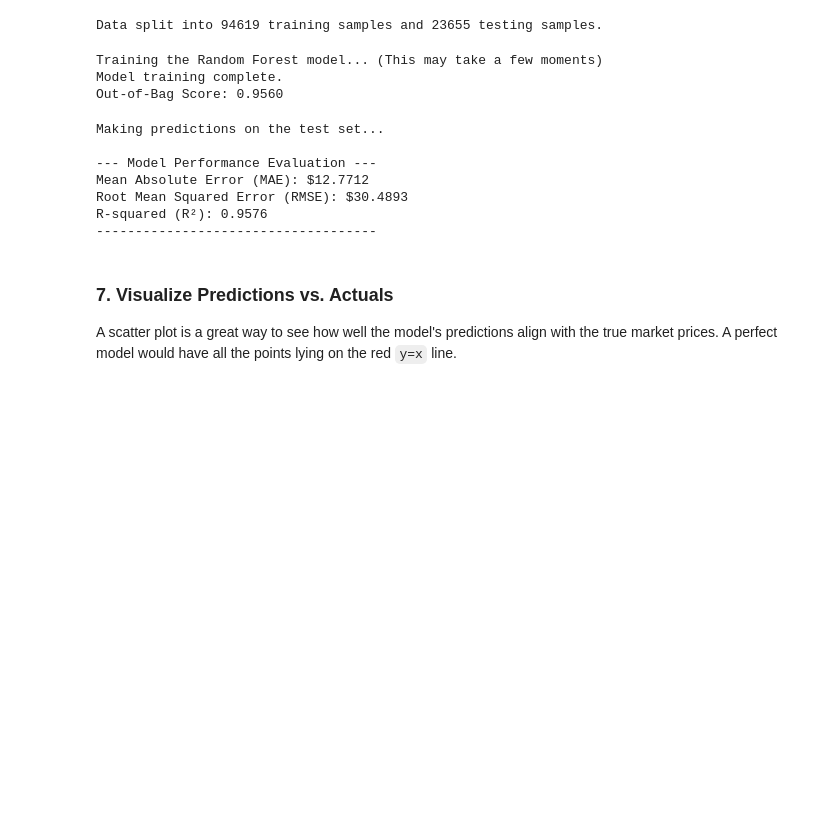
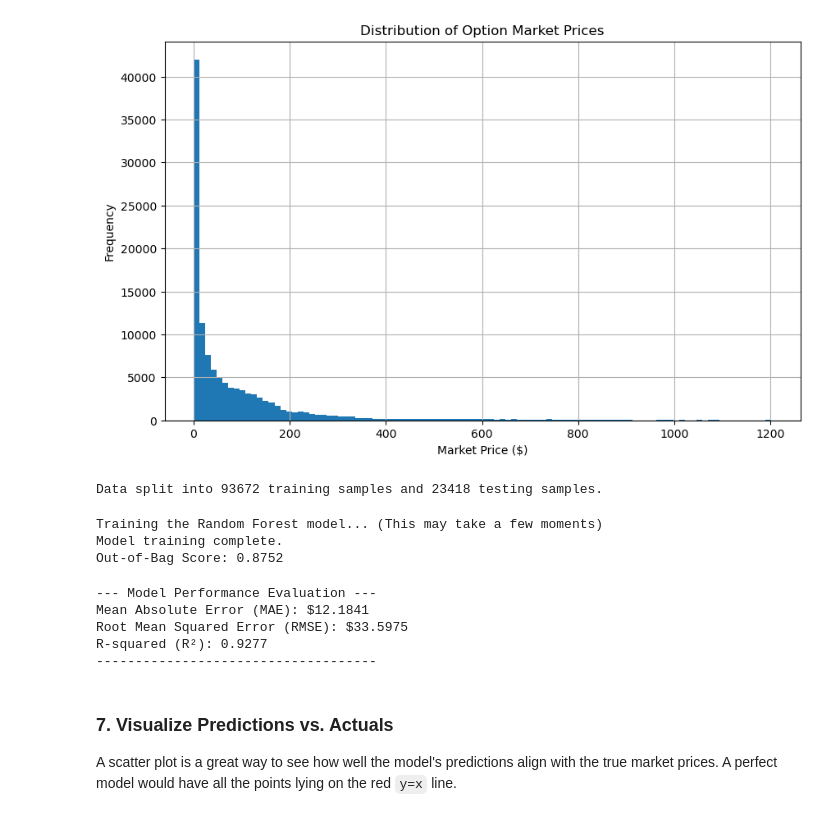
Before and after one commit to ArnavJain2709/options-pricing-project, a Jupyter notebook: train_model.ipynb, the cells around one changed output. Saved outputs shown, nothing was run; the diff lists cells and outputs as text; code cells hidden in the pictures; blank space fills up the shorter version.

```diff
--- a/train_model.ipynb
+++ b/train_model.ipynb
@@ -27,3 +46,12 @@ Dataset loaded successfully with 118274 rows.
+# %%
+# Plot a histogram to see the distribution of prices
+df['marketPrice'].hist(bins=100, figsize=(10,6))
+plt.title('Distribution of Option Market Prices')
+plt.xlabel('Market Price ($)')
+plt.ylabel('Frequency')
+plt.show()
+# %% [output]
+[figure, added]
 # %%
 
 # --- 2. Define Features (X) and Target (y) ---
@@ -39,14 +70,21 @@ y = df[target]
 # %%
+# --- 3. Split Data into Training and Testing Sets ---
 
-# --- 3. Split Data into Training and Testing Sets ---
-# We'll train the model on 80% of the data and test its performance
-# on the 20% it has never seen before.
+# FIRST, we split the original, non-transformed data.
+# This creates our perfectly aligned training and testing sets.
+# y_test now holds the true dollar values we need for our final evaluation.
 X_train, X_test, y_train, y_test = train_test_split(
     X, y, test_size=0.2, random_state=42
 )
+
+# SECOND, now that the split is done, we create the log-transformed
+# version of y_train for the model to train on. We don't need to
+# transform y_test.
+y_train_log = np.log1p(y_train)
+
 print(f"Data split into {len(X_train)} training samples and {len(X_test)} testing samples.")
 # %% [output]
-Data split into 94619 training samples and 23655 testing samples.
+Data split into 93672 training samples and 23418 testing samples.
 # %%
 
 # --- 4. Initialize and Train the Random Forest Model ---
@@ -57,18 +95,21 @@ print("Training the Random Forest model... (This may take a few moments)")
 rf_model = RandomForestRegressor(n_estimators=100, random_state=42, n_jobs=-1, oob_score=True)
 
 # Fit the model to the training data
-rf_model.fit(X_train, y_train)
+# rf_model.fit(X_train, y_train)
+rf_model.fit(X_train, y_train_log) # Train on y_train_log
 print("Model training complete.")
 print(f"Out-of-Bag Score: {rf_model.oob_score_:.4f}")
 # %% [output]
 Training the Random Forest model... (This may take a few moments)
 Model training complete.
-Out-of-Bag Score: 0.9560
+Out-of-Bag Score: 0.8752
 # %%
 
-# --- 5. Make Predictions on the Test Set ---
-print("Making predictions on the test set...")
-predictions = rf_model.predict(X_test)
+# Make predictions in log space
+log_predictions = rf_model.predict(X_test)
+
+# Transform predictions back to the original dollar scale using np.expm1
+predictions = np.expm1(log_predictions)
 
 print("\n--- Model Performance Evaluation ---")
 mae = mean_absolute_error(y_test, predictions)
@@ -80,12 +121,10 @@ print(f"Root Mean Squared Error (RMSE): ${rmse:.4f}")
 print(f"R-squared (R²): {r2:.4f}")
 print("------------------------------------")
 # %% [output]
-Making predictions on the test set...
-
 --- Model Performance Evaluation ---
-Mean Absolute Error (MAE): $12.7712
-Root Mean Squared Error (RMSE): $30.4893
-R-squared (R²): 0.9576
+Mean Absolute Error (MAE): $12.1841
+Root Mean Squared Error (RMSE): $33.5975
+R-squared (R²): 0.9277
 ------------------------------------
 # %% [markdown]
 ### 7. Visualize Predictions vs. Actuals
```
Also changed, not shown: parts of 5 cells of this notebook.
